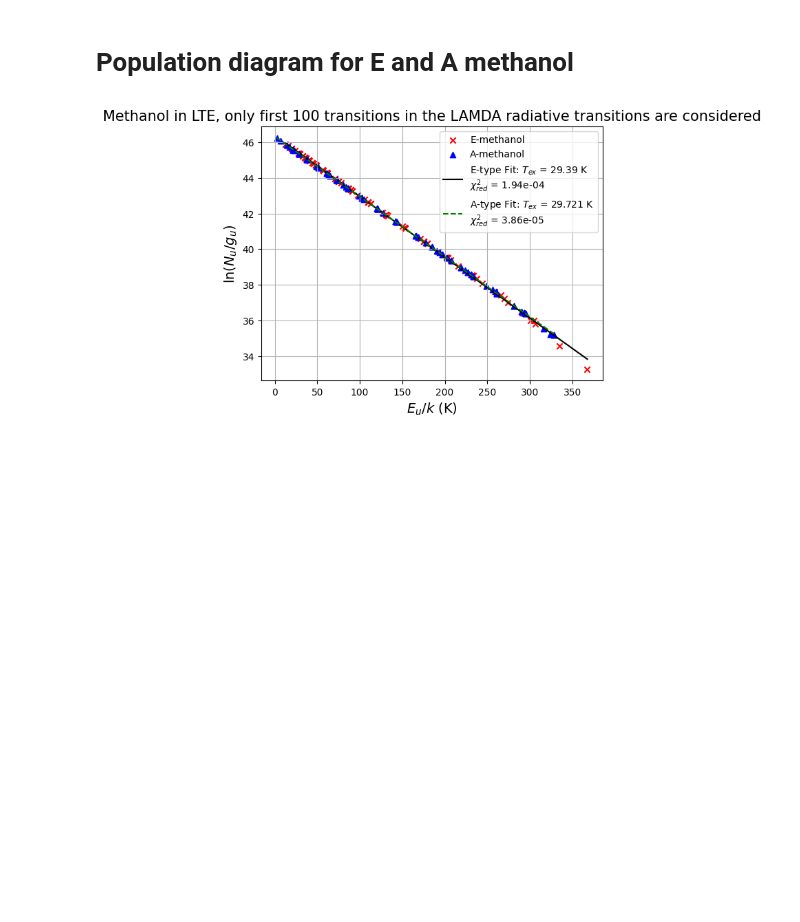
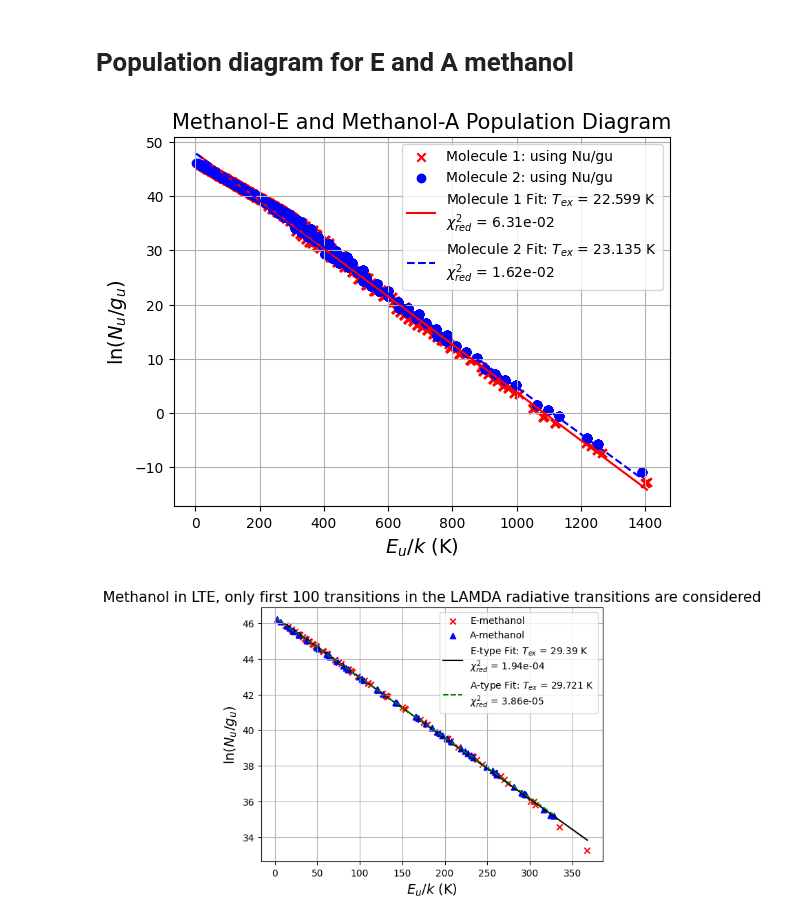
Before and after one commit to aleksej-rodano/phas0052_project, a Jupyter notebook: pythonradex_clean.ipynb, the cells around one changed output. Drawn from its saved outputs; the diff is of its cells as text; code cells hidden in the pictures; blank space fills up the shorter version.

Commit message:
population diagram for multiple molecules (only two for now)

```diff
--- a/pythonradex_clean.ipynb
+++ b/pythonradex_clean.ipynb
@@ -1588,6 +1618,19 @@ methanol_A_instance = MyClass(cloud_methanol_A, data_methanol_A, N, width_v, Tki
 tau_radex_CH3OH_A, tau_pythonRADEX_approx_CH3OH_A = methanol_A_instance.optical_depth()
 # %% [markdown]
 # Population diagram for E and A methanol
+# %%
+# plot both population diagrams for methanol E and A
+plot_population_diagram(
+    EuCH3OH,
+    NuCH3OH,
+    gCH3OH,
+    EuCH3OH_A,
+    NuCH3OH_A,
+    gCH3OH_A,
+    title=f"Methanol-E and Methanol-A Population Diagram",
+)
+# %% [output]
+[figure, added]
 # %%
 # Take only N first transitions
 firstN_transitions = 100
```
Also changed, not shown: parts of 2 cells of this notebook.
